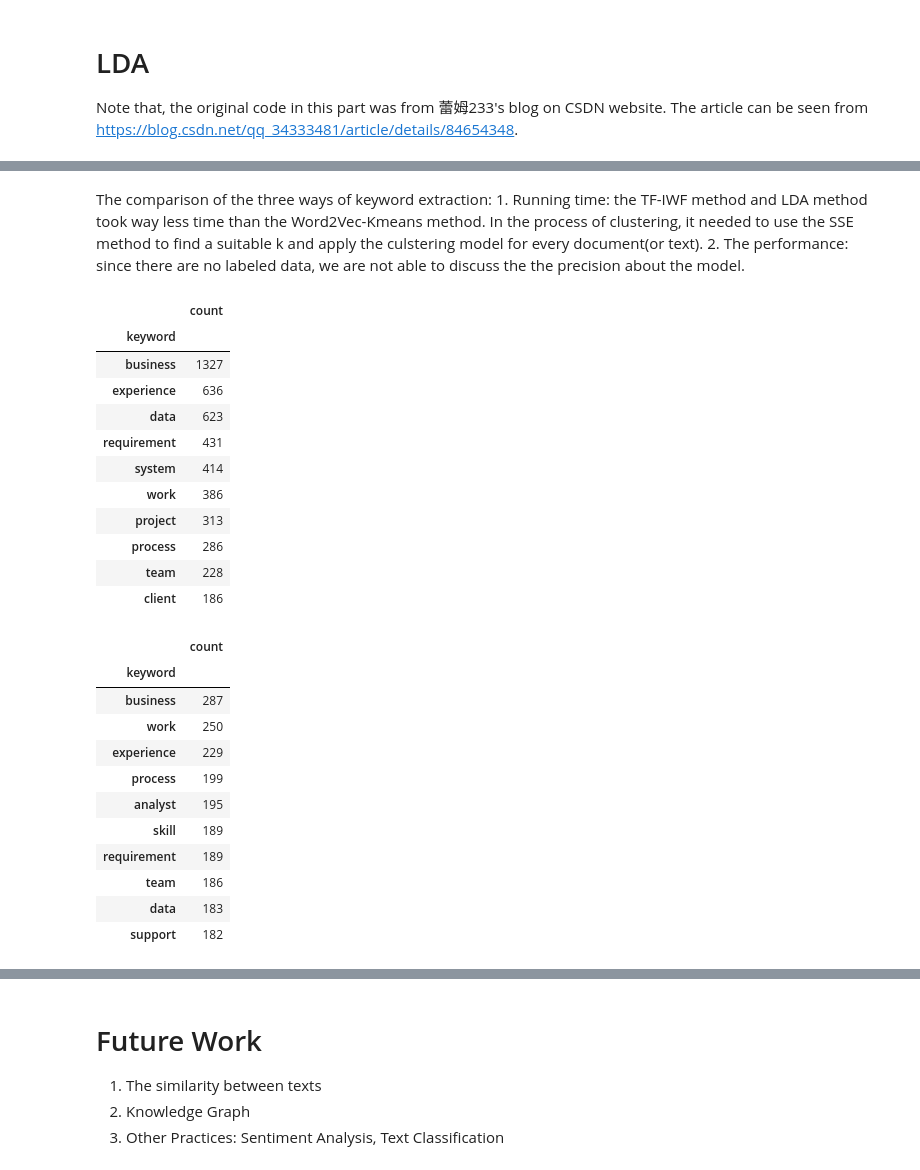
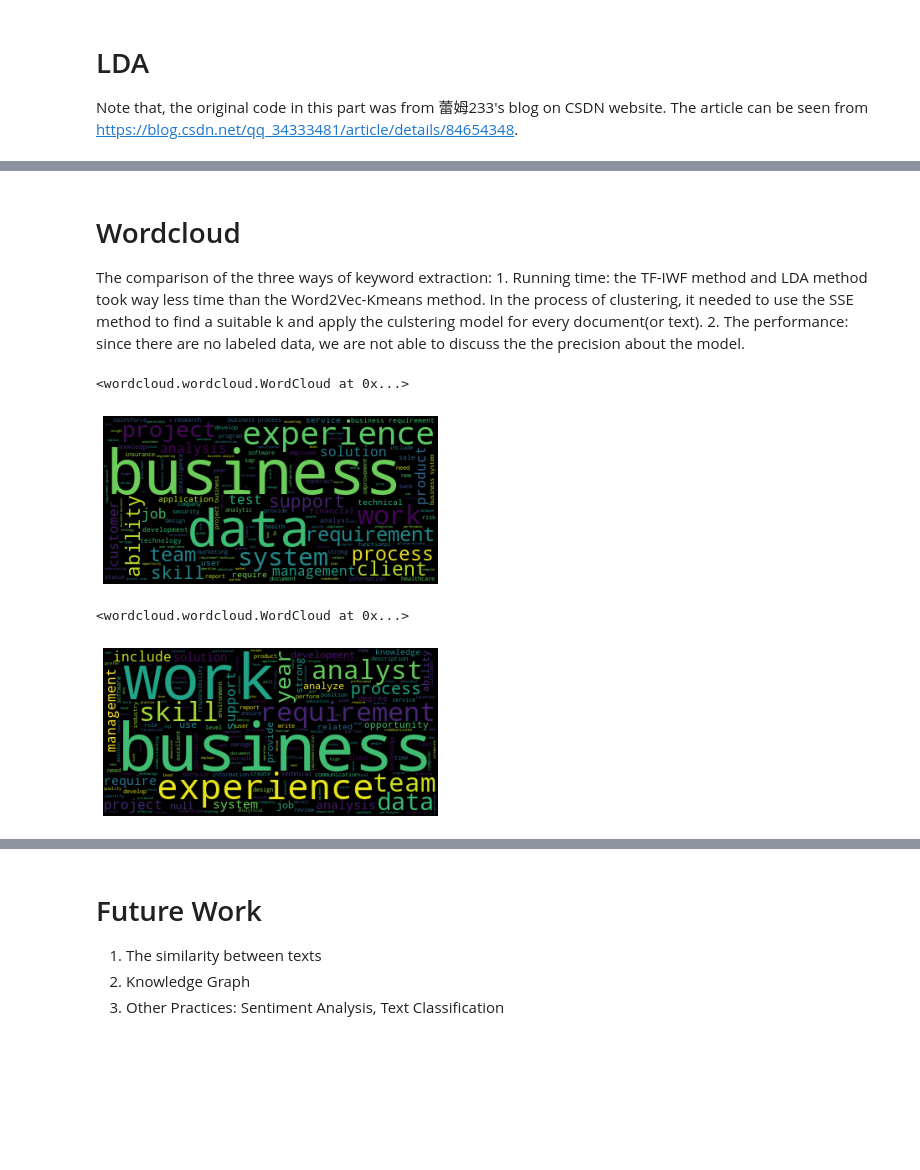
Before and after one commit to VinTheAlpaca/Keyword-Extraction-for-Job-Descriptions, a Jupyter notebook: NLP_for_JD.ipynb, the cells around one changed output, grey strips where cells are left out. Drawn from its saved outputs; the diff is of its cells as text; code cells hidden in the pictures; blank space fills up the shorter version.

```diff
--- a/NLP_for_JD.ipynb
+++ b/NLP_for_JD.ipynb
@@ -465,31 +439,30 @@ keywords in job 19 <Business Intelligence Analyst> keywords：
 # %% [markdown]
+# Wordcloud
 The comparison of the three ways of keyword extraction:
     1. Running time: the TF-IWF method and LDA method took way less time than the Word2Vec-Kmeans method. In the process of clustering, it needed to use the SSE method to find a suitable k and apply the culstering model for every document(or text).
     2. The performance: since there are no labeled data, we are not able to discuss the the precision about the model.
 # %%
+import wordcloud
+
 # data['tfiwf_kw'][1].split(",")
 def splittoList(s):
     return s.split(', ')
 
 tfiwf_kw_list = []
 for i in data['tfiwf_kw'].apply(splittoList):
     tfiwf_kw_list += i
 
 tfiwf_kw_count = pd.DataFrame(data=tfiwf_kw_list, columns=['keyword'])
-tfiwf_kw_count.groupby('keyword').agg(count=('keyword','count')).sort_values('count', ascending=False).head(10)
+# tfiwf_kw_count.groupby('keyword').agg(count=('keyword','count')).sort_values('count', ascending=False).head(10)
+
+w = wordcloud.WordCloud()
+w.generate(text = ' '.join(tfiwf_kw_list))
+_=plt.imshow(w)
+_=plt.axis('off')
+_=plt.show()
 # %% [output]
-|  | count |
-| keyword |  |
-| business | 1327 |
-| experience | 636 |
-| data | 623 |
-| requirement | 431 |
-| system | 414 |
-| work | 386 |
-| project | 313 |
-| process | 286 |
-| team | 228 |
-| client | 186 |
+<wordcloud.wordcloud.WordCloud at 0x...>
+[figure, added]
 # %%
 data['w2v_kw'].replace({None:'null'}, inplace=True)
 
@@ -498,20 +471,15 @@ for i in data['w2v_kw'].apply(splittoList):
     w2v_kw_list += i
 
 w2v_kw_count = pd.DataFrame(data=w2v_kw_list, columns=['keyword'])
-w2v_kw_count.groupby('keyword').agg(count=('keyword','count')).sort_values('count', ascending=False).head(10)
+# w2v_kw_count.groupby('keyword').agg(count=('keyword','count')).sort_values('count', ascending=False).head(10)
+w = wordcloud.WordCloud()
+w.generate(text = ' '.join(w2v_kw_list))
+_=plt.imshow(w)
+_=plt.axis('off')
+_=plt.show()
 # %% [output]
-|  | count |
-| keyword |  |
-| business | 287 |
-| work | 250 |
-| experience | 229 |
-| process | 199 |
-| analyst | 195 |
-| skill | 189 |
-| requirement | 189 |
-| team | 186 |
-| data | 183 |
-| support | 182 |
+<wordcloud.wordcloud.WordCloud at 0x...>
+[figure, added]
 # %%
 lda_kw_list = []
 for i in data['lda_kw'].apply(splittoList):
```
Also changed, not shown: parts of 12 cells of this notebook.
